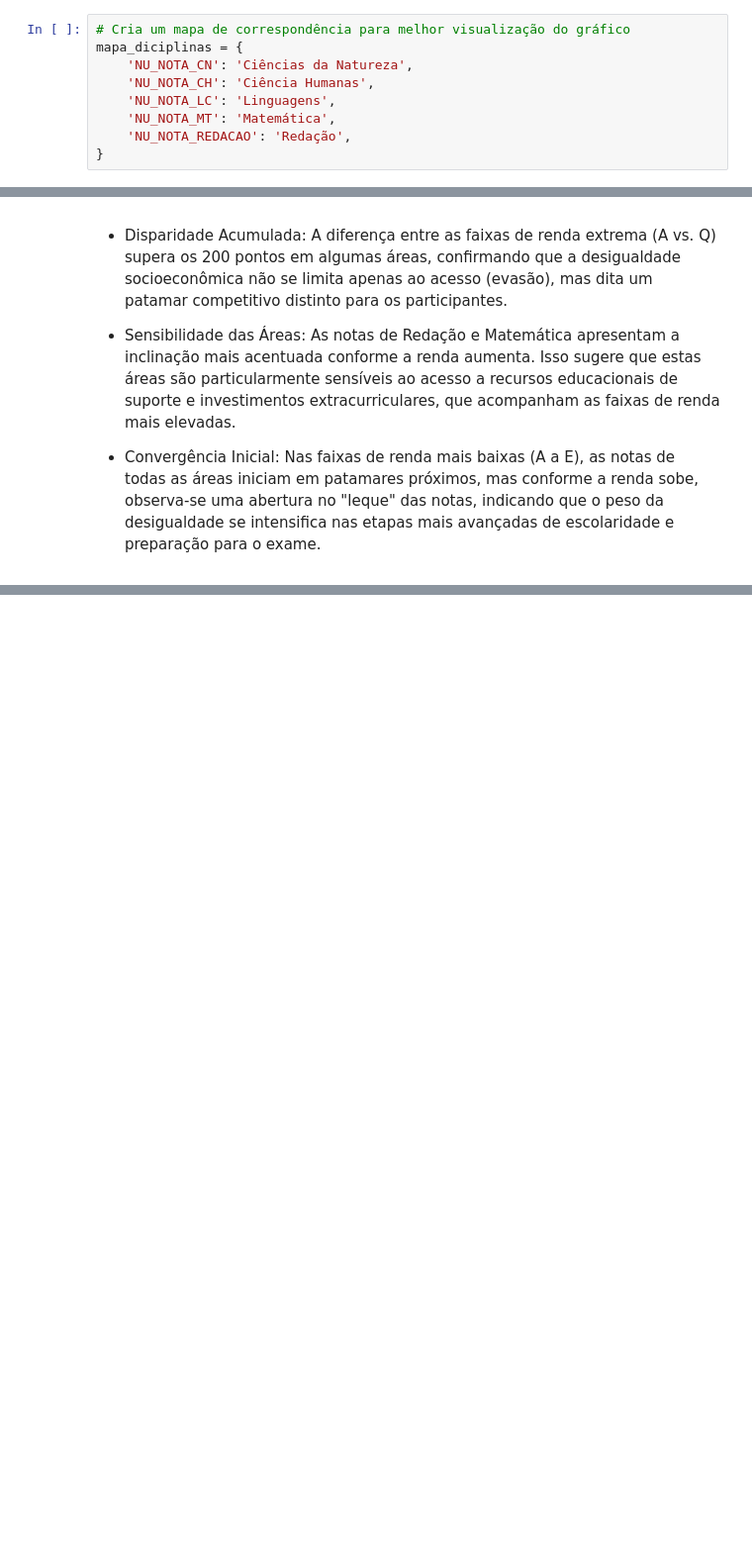
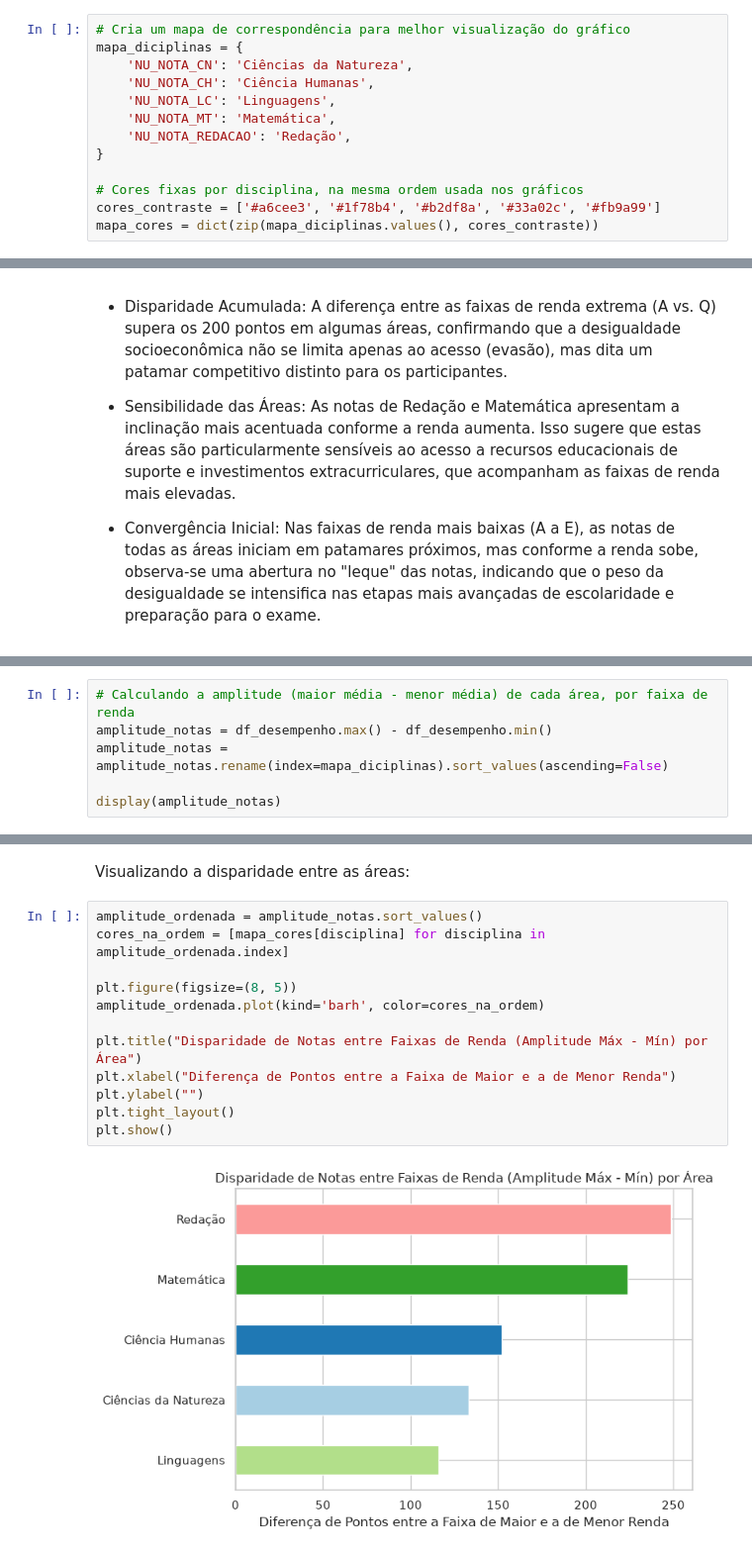
Before and after one commit to CoderAugusto/enem-data-dashboard, a Jupyter notebook: notebooks/01_exploracao_inicial.ipynb, the cells around one changed output, grey strips where cells are left out. Shown at 99% size. Drawn from its saved outputs; the diff is of its cells as text; blank space fills up the shorter version.

```diff
--- a/notebooks/01_exploracao_inicial.ipynb
+++ b/notebooks/01_exploracao_inicial.ipynb
@@ -278,4 +278,8 @@ mapa_diciplinas = {
     'NU_NOTA_MT': 'Matemática',
     'NU_NOTA_REDACAO': 'Redação',
 }
+
+# Cores fixas por disciplina, na mesma ordem usada nos gráficos
+cores_contraste = ['#a6cee3', '#1f78b4', '#b2df8a', '#33a02c', '#fb9a99']
+mapa_cores = dict(zip(mapa_diciplinas.values(), cores_contraste))
 # %%
@@ -306,0 +315,6 @@ Após a análise das médias de notas por faixa de renda (Q006), observamos uma
+# %%
+# Calculando a amplitude (maior média - menor média) de cada área, por faixa de renda
+amplitude_notas = df_desempenho.max() - df_desempenho.min()
+amplitude_notas = amplitude_notas.rename(index=mapa_diciplinas).sort_values(ascending=False)
+
+display(amplitude_notas)
@@ -306,0 +328,16 @@ Após a análise das médias de notas por faixa de renda (Q006), observamos uma
+# %% [markdown]
+Visualizando a disparidade entre as áreas:
+# %%
+amplitude_ordenada = amplitude_notas.sort_values()
+cores_na_ordem = [mapa_cores[disciplina] for disciplina in amplitude_ordenada.index]
+
+plt.figure(figsize=(8, 5))
+amplitude_ordenada.plot(kind='barh', color=cores_na_ordem)
+
+plt.title("Disparidade de Notas entre Faixas de Renda (Amplitude Máx - Mín) por Área")
+plt.xlabel("Diferença de Pontos entre a Faixa de Maior e a de Menor Renda")
+plt.ylabel("")
+plt.tight_layout()
+plt.show()
+# %% [output]
+[figure, added]
```
Also changed, not shown: parts of 4 cells of this notebook.
